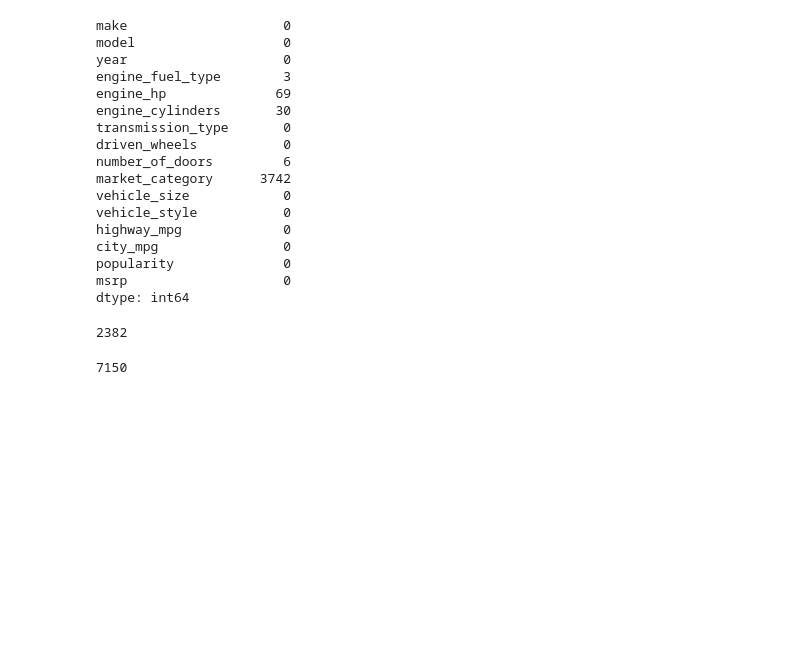
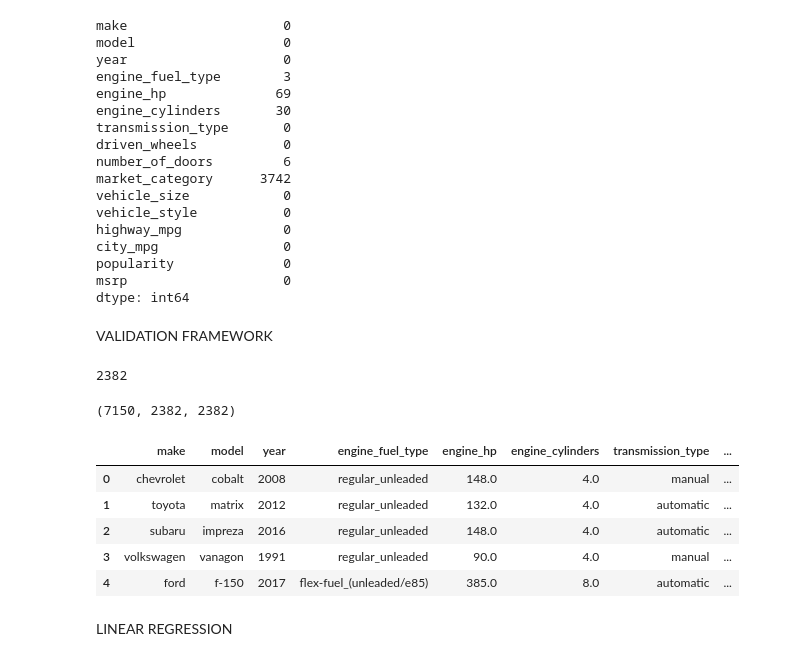
Before and after one commit to dmasterov/ml_zoomcamp, a Jupyter notebook: chapter-02-car-price/car_price_02.ipynb, the cells around one changed output. Saved outputs shown, nothing was run; the diff lists cells and outputs as text; code cells hidden in the pictures; blank space fills up the shorter version.

```diff
--- a/chapter-02-car-price/car_price_02.ipynb
+++ b/chapter-02-car-price/car_price_02.ipynb
@@ -109,5 +111,7 @@ city_mpg                0
 popularity              0
 msrp                    0
 dtype: int64
+# %% [markdown]
+VALIDATION FRAMEWORK
 # %%
 n = len(df)
@@ -118,9 +122,27 @@ n_validation
 # %% [output]
 2382
 # %%
-df_val = df.iloc[:n_validation]
-df_test = df.iloc[n_validation:n_validation+n_test]
-df_train = df.iloc[n_validation+n_test:]
-len(df_train)
+idx = np.arange(n)
+np.random.seed(2)
+np.random.shuffle(idx)
+df_shuffled = df.iloc[idx]
+
+df_train = df_shuffled.iloc[:n_train].copy()
+df_val = df_shuffled.iloc[n_train:n_train+n_val].copy()
+df_test = df_shuffled.iloc[n_train+n_val:].copy()
-# %% [output]
-7150
+# %%
+len(df_train), len(df_val), len(df_test)
+# %% [output]
+(7150, 2382, 2382)
+# %%
+df_train = df_train.reset_index(drop=True)
+df_val = df_val.reset_index(drop=True)
+df_test = df_test.reset_index(drop=True)
+df_train.head()
+# %% [output]
+|  | make | model | year | engine_fuel_type | engine_hp | engine_cylinders | transmission_type | ... |
+| 0 | chevrolet | cobalt | 2008 | regular_unleaded | 148.0 | 4.0 | manual | ... |
+| 1 | toyota | matrix | 2012 | regular_unleaded | 132.0 | 4.0 | automatic | ... |
+| 2 | subaru | impreza | 2016 | regular_unleaded | 148.0 | 4.0 | automatic | ... |
+| 3 | volkswagen | vanagon | 1991 | regular_unleaded | 90.0 | 4.0 | manual | ... |
+| 4 | ford | f-150 | 2017 | flex-fuel_(unleaded/e85) | 385.0 | 8.0 | automatic | ... |
@@ -126,0 +157,2 @@ len(df_train)
+# %% [markdown]
+LINEAR REGRESSION
```
Also changed, not shown: parts of 39 cells of this notebook.
